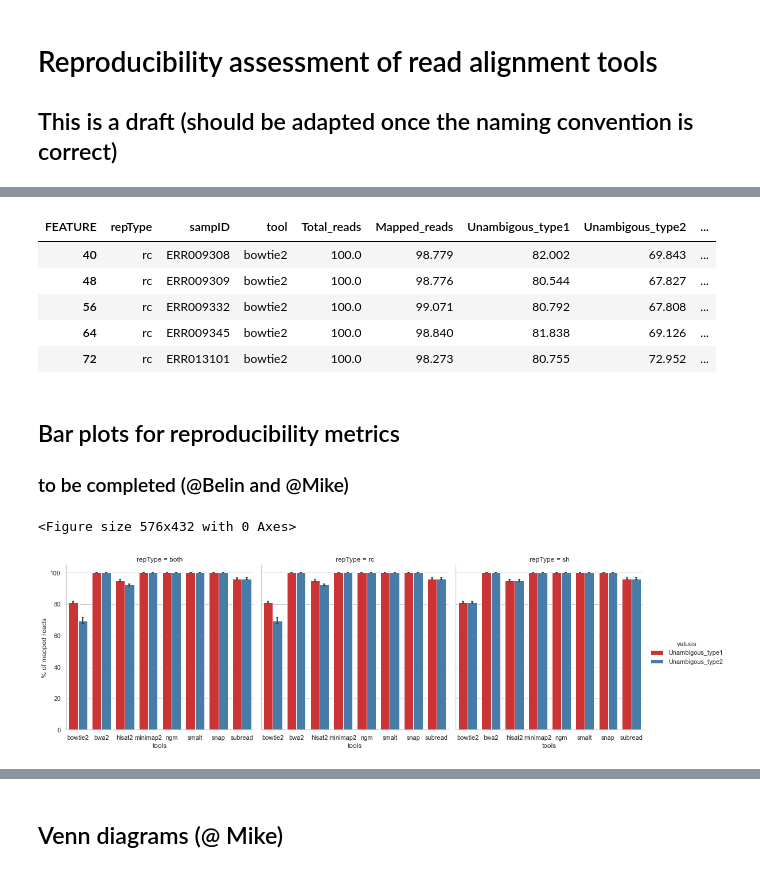
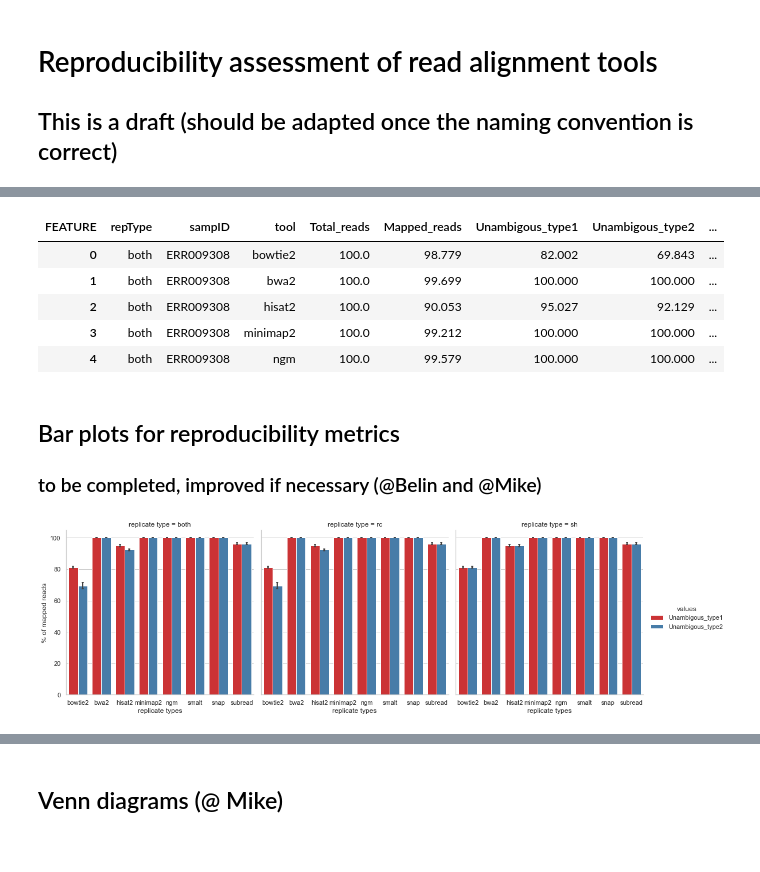
Before and after one commit to cbg-ethz/GenoRepro, a Jupyter notebook: notebooks/reproducibility_assessment.ipynb, the cells around one changed output, grey strips where cells are left out. Drawn from its saved outputs; the diff is of its cells as text; code cells hidden in the pictures.

```diff
--- a/notebooks/reproducibility_assessment.ipynb
+++ b/notebooks/reproducibility_assessment.ipynb
@@ -32,4 +44,9 @@ csv_files = glob.glob(f'{working_directory}'+"/*/"+"/*.csv")
+# %%
+# list of csv_files within the tool directories
+csv_files = list(chain.from_iterable([glob.glob(f'{csv_dir}{tool}/*.csv') for tool in tools]))
 # %%
+# read csv files into dataframe, add selected samp IDs and replicates to the dataframe
+
 dataframes = []
 
 for file in csv_files:
@@ -38,7 +55,7 @@ for file in csv_files:
     tool_name = os.path.basename(os.path.dirname(file))
     df['tool'] = tool_name
 
-    for rep_type in rep_types:
+    for rep_type in replicates:
         if rep_type in filename:
             df['replicate'] = rep_type
             break
@@ -51,4 +68,6 @@ for file in csv_files:
 
 df_combined = pd.concat(dataframes)
 df_combined = df_combined.sort_values(["tool", "sampID" ,"replicate"], key=natsort_keygen())
+
+# reproducibility assessment metrics
 features = df_combined['FEATURE'].unique()
@@ -67,21 +74,27 @@ df_combined[(df_combined['FEATURE'] == 'Identical') & (df_combined['tool'] == 'b
 # %%
+# pivot dataframe to prepare for pplots
+
 df_pivot = df_combined.pivot(index=['tool', 'replicate', 'sampID'], values='PERCENTAGE', columns='FEATURE')
 df = df_pivot.reset_index()
+
+# average percentages for the same replicate types
 df['repType'] = df['replicate'].apply(lambda x: re.sub(r'\d+', '', x))
 avg_df = df.groupby(['repType', 'sampID', 'tool'])[features].mean().reset_index()
+replicate_types = avg_df['repType'].unique()
+
+# add new results (differences among some metrics)
 avg_df['non-identical'] = 100-avg_df['Identical']
-
+avg_df['Uncommon_unambigous'] = 100-avg_df['Common_unambiguous']
 
 avg_df.head()
-avg_df[(avg_df['repType'] == 'rc') & (avg_df['tool'] == 'bowtie2')]
 # %% [output]
 | FEATURE | repType | sampID | tool | Total_reads | Mapped_reads | Unambigous_type1 | Unambigous_type2 | ... |
-| 40 | rc | ERR009308 | bowtie2 | 100.0 | 98.779 | 82.002 | 69.843 | ... |
-| 48 | rc | ERR009309 | bowtie2 | 100.0 | 98.776 | 80.544 | 67.827 | ... |
-| 56 | rc | ERR009332 | bowtie2 | 100.0 | 99.071 | 80.792 | 67.808 | ... |
-| 64 | rc | ERR009345 | bowtie2 | 100.0 | 98.840 | 81.838 | 69.126 | ... |
-| 72 | rc | ERR013101 | bowtie2 | 100.0 | 98.273 | 80.755 | 72.952 | ... |
+| 0 | both | ERR009308 | bowtie2 | 100.0 | 98.779 | 82.002 | 69.843 | ... |
+| 1 | both | ERR009308 | bwa2 | 100.0 | 99.699 | 100.000 | 100.000 | ... |
+| 2 | both | ERR009308 | hisat2 | 100.0 | 90.053 | 95.027 | 92.129 | ... |
+| 3 | both | ERR009308 | minimap2 | 100.0 | 99.212 | 100.000 | 100.000 | ... |
+| 4 | both | ERR009308 | ngm | 100.0 | 99.579 | 100.000 | 100.000 | ... |
 # %% [markdown]
 ## Bar plots for reproducibility metrics
-### to be completed (@Belin and @Mike)
+### to be completed, improved if necessary (@Belin and @Mike)
 # %%
@@ -101,24 +114,28 @@ def plot_bar_err(data_df, info, category, label, line, val=None):
     ax.legend(bbox_to_anchor=(1, 1))
 # %%
-def plot_bar_err2(data_df, category, xval, label):
+# cat plot to distinguish multiple groups
+def plot_cat(data_df, category, xval, label):
 
 
     df_melted = data_df.melt(category, var_name='values')
-#     print(df_melted[(df_melted['tool'] == 'bowtie2') & (df_melted['repType'] == 'rc')])
+#     df_melted['value'] = 100-df_melted['value']
+#     print(df_melted)
 
     sns.set(style='whitegrid')
-    plt.figure(figsize=(8,6))
-    ax=sns.catplot(x=xval, y='value', hue='values', col='repType', data=df_melted,
+    g=sns.catplot(x=xval, y='value', hue='values', col='repType', data=df_melted,
                   palette='Set1',
                   order=tools,
-                  capsize=0.05, errwidth=2, ci='sd', kind='bar')
+                  capsize=0.05, errwidth=2, ci='sd', kind='bar'
+                 )
 
-    ax.set(xlabel='tools', ylabel=label)
+#     ax.set(xlabel='tools', ylabel=label)
+    g.set_axis_labels("replicate types", label)
+    g.set_xticklabels(tools)
+    g.set_titles("replicate type = {col_name}")
 #     ax.set_xticklabels(ax.get_xticklabels(), rotation=30)
-#     ax.legend(bbox_to_anchor=(1, 1))
+#     g.legend(bbox_to_anchor=(1, 1))
 # %%
-plot_bar_err2(avg_df[['repType', 'sampID', 'tool', 'Unambigous_type1', 'Unambigous_type2']],
+plot_cat(avg_df[['repType', 'sampID', 'tool', 'Unambigous_type1', 'Unambigous_type2']],
               ['tool', 'repType', 'sampID'], 'tool', '% of mapped reads')
 # %% [output]
-<Figure size 576x432 with 0 Axes>
-[figure, old version]
+[figure, new version]
```
Also changed, not shown: parts of 32 cells of this notebook.
